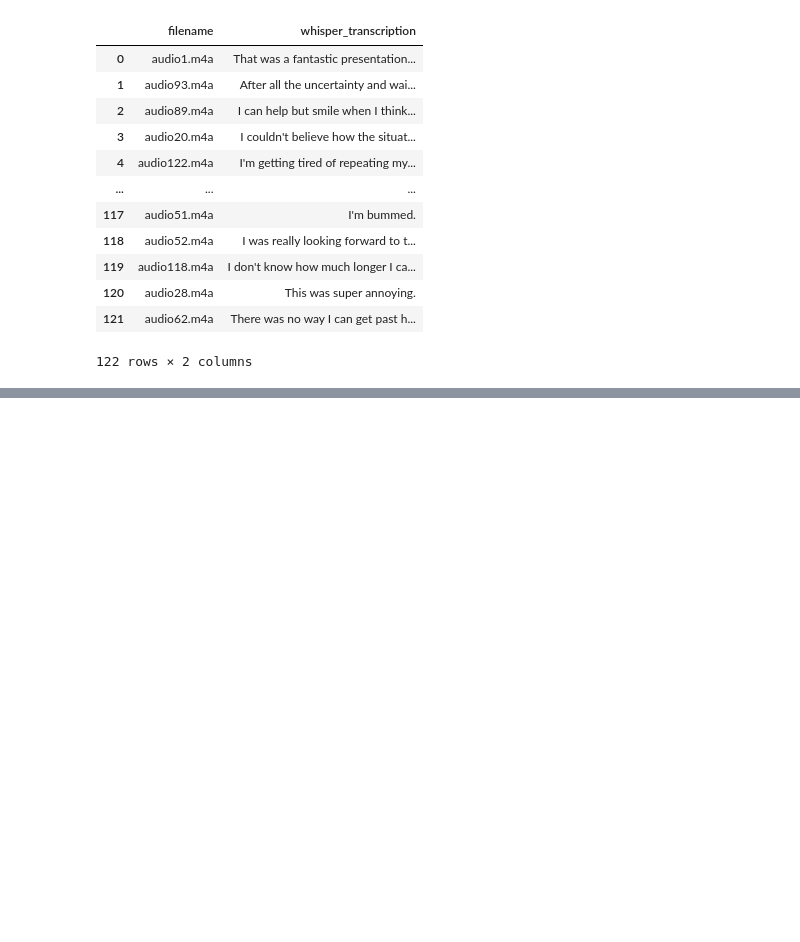
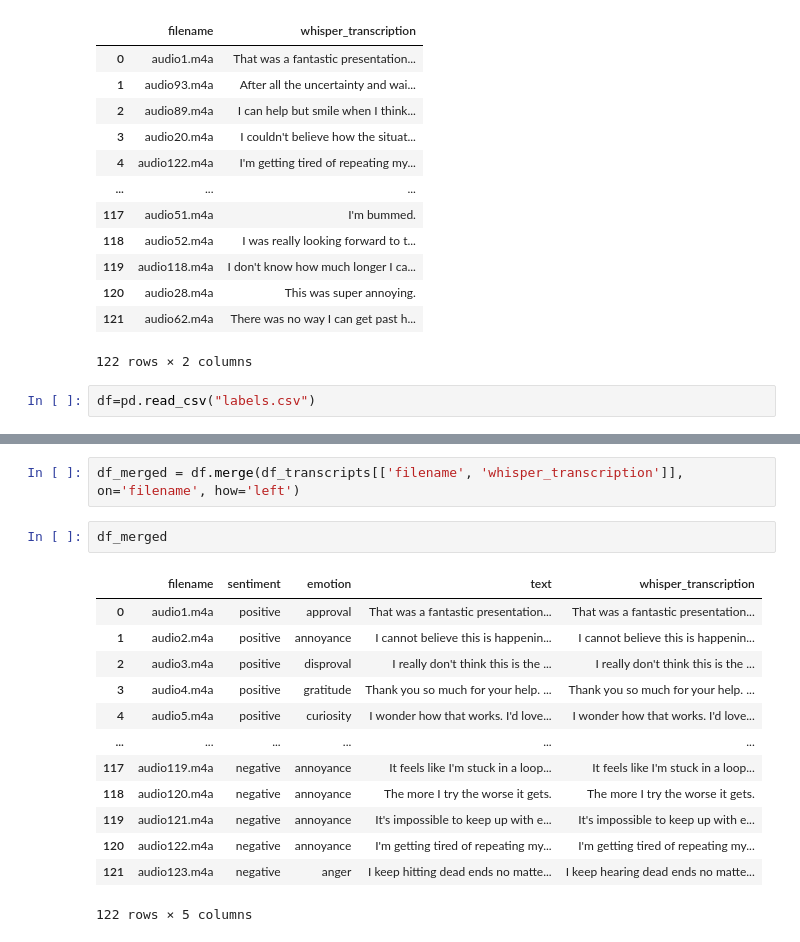
Before and after one commit to JasperAD11/Sentiment-Across-Signals-Neural-Networks-vs.-LLMs, a Jupyter notebook: whisper.ipynb, the cells around one changed output, grey strips where cells are left out. Drawn from its saved outputs; the diff is of its cells as text; blank space fills up the shorter version.

```diff
--- a/whisper.ipynb
+++ b/whisper.ipynb
@@ -93,3 +94,5 @@ df_transcripts
 | 120 | audio28.m4a | This was super annoying. |
 | 121 | audio62.m4a | There was no way I can get past h... |
 122 rows × 2 columns
+# %%
+df=pd.read_csv("labels.csv")
@@ -95,0 +115,18 @@ df_transcripts
+# %%
+df_merged = df.merge(df_transcripts[['filename', 'whisper_transcription']], on='filename', how='left')
+# %%
+df_merged
+# %% [output]
+|  | filename | sentiment | emotion | text | whisper_transcription |
+| 0 | audio1.m4a | positive | approval | That was a fantastic presentation... | That was a fantastic presentation... |
+| 1 | audio2.m4a | positive | annoyance | I cannot believe this is happenin... | I cannot believe this is happenin... |
+| 2 | audio3.m4a | positive | disproval | I really don't think this is the ... | I really don't think this is the ... |
+| 3 | audio4.m4a | positive | gratitude | Thank you so much for your help. ... | Thank you so much for your help. ... |
+| 4 | audio5.m4a | positive | curiosity | I wonder how that works. I'd love... | I wonder how that works. I'd love... |
+| ... | ... | ... | ... | ... | ... |
+| 117 | audio119.m4a | negative | annoyance | It feels like I'm stuck in a loop... | It feels like I'm stuck in a loop... |
+| 118 | audio120.m4a | negative | annoyance | The more I try the worse it gets. | The more I try the worse it gets. |
+| 119 | audio121.m4a | negative | annoyance | It's impossible to keep up with e... | It's impossible to keep up with e... |
+| 120 | audio122.m4a | negative | annoyance | I'm getting tired of repeating my... | I'm getting tired of repeating my... |
+| 121 | audio123.m4a | negative | anger | I keep hitting dead ends no matte... | I keep hearing dead ends no matte... |
+122 rows × 5 columns
```
Also changed, not shown: parts of 5 cells of this notebook.
